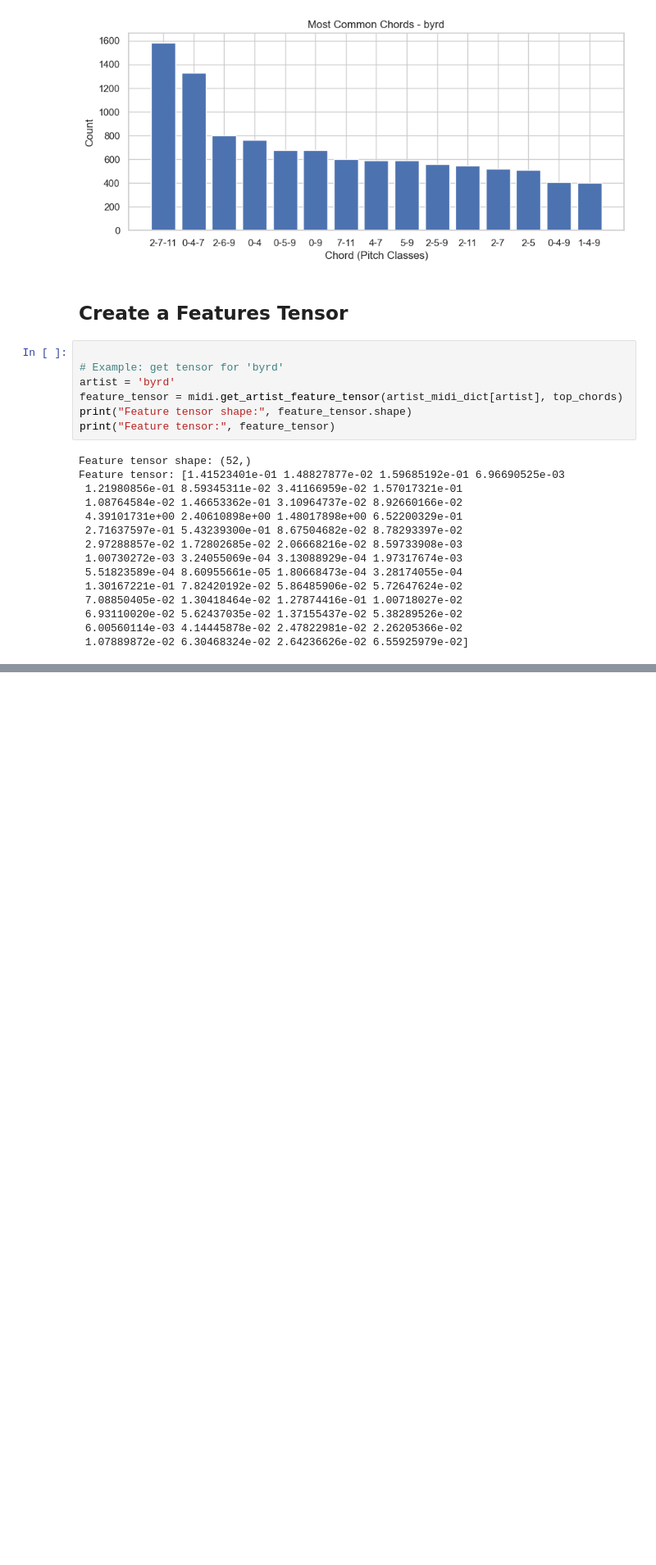
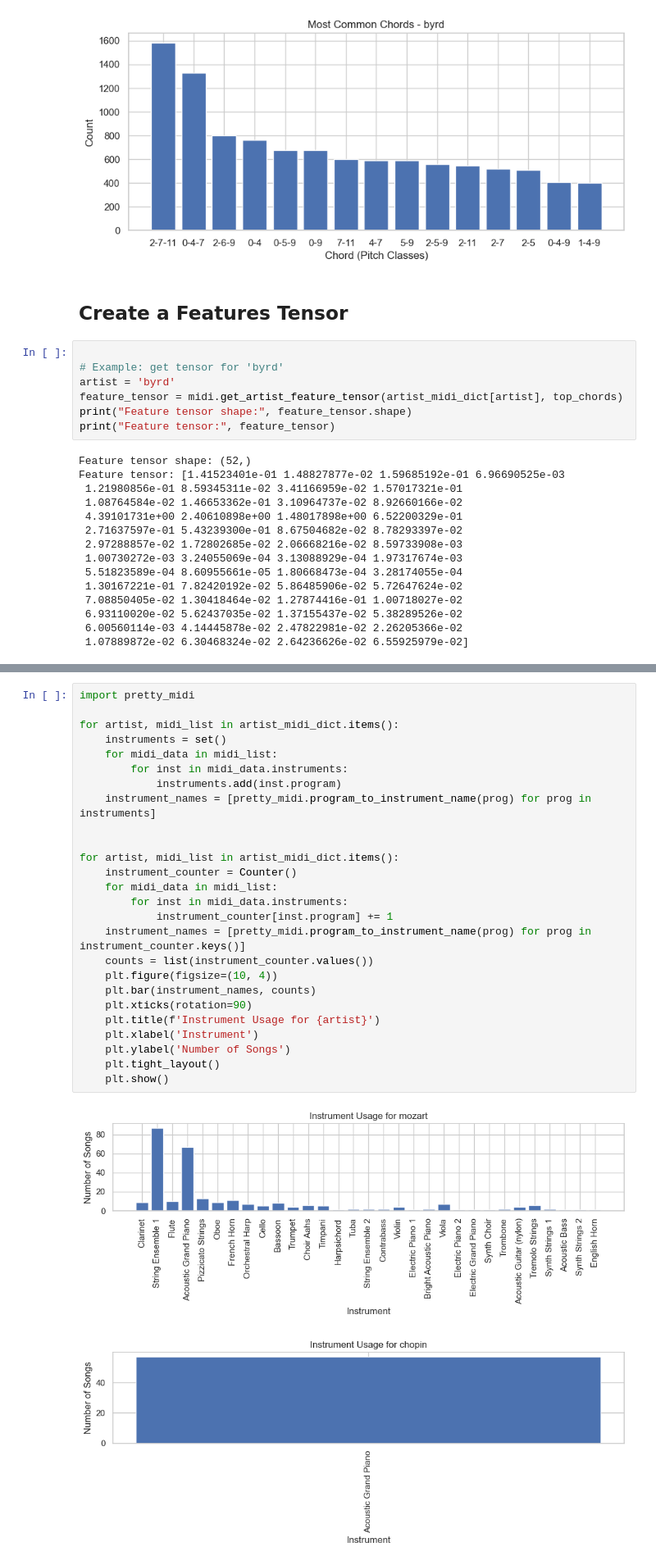
Before and after one commit to victorhg/aai511-final-project-group6, a Jupyter notebook: notebooks/EDA_information.ipynb, the cells around one changed output, grey strips where cells are left out. Shown at 82% size. Drawn from its saved outputs; the diff is of its cells as text; blank space fills up the shorter version.

```diff
--- a/notebooks/EDA_information.ipynb
+++ b/notebooks/EDA_information.ipynb
@@ -195,0 +221,29 @@ Feature tensor: [1.41523401e-01 1.48827877e-02 1.59685192e-01 6.96690525e-03
+# %%
+import pretty_midi
+
+for artist, midi_list in artist_midi_dict.items():
+    instruments = set()
+    for midi_data in midi_list:
+        for inst in midi_data.instruments:
+            instruments.add(inst.program)
+    instrument_names = [pretty_midi.program_to_instrument_name(prog) for prog in instruments]
+
+
+for artist, midi_list in artist_midi_dict.items():
+    instrument_counter = Counter()
+    for midi_data in midi_list:
+        for inst in midi_data.instruments:
+            instrument_counter[inst.program] += 1
+    instrument_names = [pretty_midi.program_to_instrument_name(prog) for prog in instrument_counter.keys()]
+    counts = list(instrument_counter.values())
+    plt.figure(figsize=(10, 4))
+    plt.bar(instrument_names, counts)
+    plt.xticks(rotation=90)
+    plt.title(f'Instrument Usage for {artist}')
+    plt.xlabel('Instrument')
+    plt.ylabel('Number of Songs')
+    plt.tight_layout()
+    plt.show()
+# %% [output]
+[figure, added]
+[figure, added]
```
Also changed, not shown: parts of 6 cells of this notebook, 1 other file.
